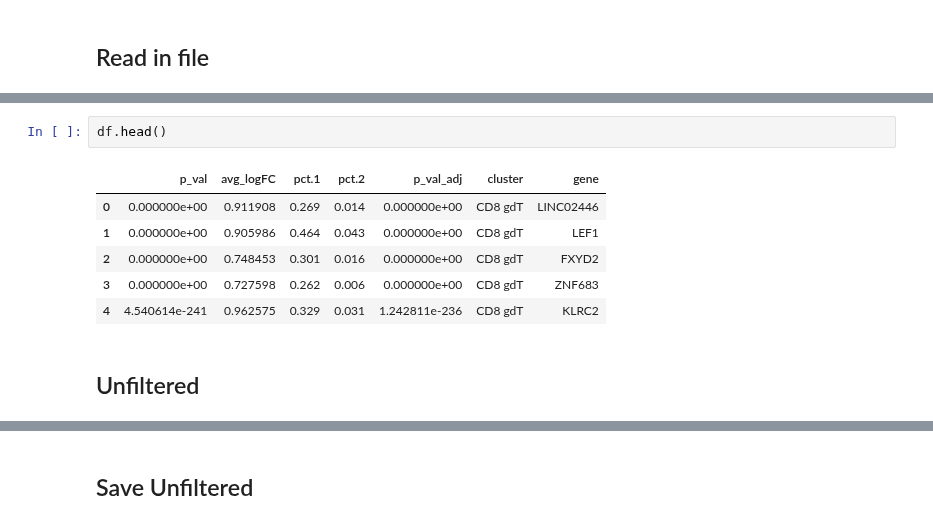
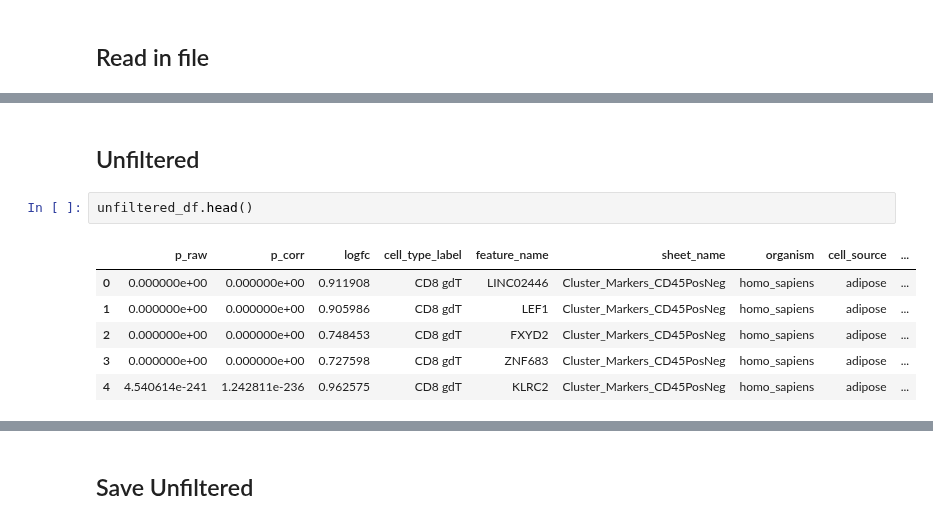
Before and after one commit to sbooeshaghi/llmarkers, a Jupyter notebook: data/adipose_Hildreth2021/evidence_deg/markers.ipynb, the cells around one changed output, grey strips where cells are left out. Cells and saved outputs as stored; diff of their text form.

```diff
--- a/data/adipose_Hildreth2021/evidence_deg/markers.ipynb
+++ b/data/adipose_Hildreth2021/evidence_deg/markers.ipynb
@@ -55,13 +100,13 @@ df
-# %%
-df.head()
-# %% [output]
-|  | p_val | avg_logFC | pct.1 | pct.2 | p_val_adj | cluster | gene |
-| 0 | 0.000000e+00 | 0.911908 | 0.269 | 0.014 | 0.000000e+00 | CD8 gdT | LINC02446 |
-| 1 | 0.000000e+00 | 0.905986 | 0.464 | 0.043 | 0.000000e+00 | CD8 gdT | LEF1 |
-| 2 | 0.000000e+00 | 0.748453 | 0.301 | 0.016 | 0.000000e+00 | CD8 gdT | FXYD2 |
-| 3 | 0.000000e+00 | 0.727598 | 0.262 | 0.006 | 0.000000e+00 | CD8 gdT | ZNF683 |
-| 4 | 4.540614e-241 | 0.962575 | 0.329 | 0.031 | 1.242811e-236 | CD8 gdT | KLRC2 |
 # %% [markdown]
 ## Unfiltered
+# %%
+unfiltered_df.head()
+# %% [output]
+|  | p_raw | p_corr | logfc | cell_type_label | feature_name | sheet_name | organism | cell_source | ... |
+| 0 | 0.000000e+00 | 0.000000e+00 | 0.911908 | CD8 gdT | LINC02446 | Cluster_Markers_CD45PosNeg | homo_sapiens | adipose | ... |
+| 1 | 0.000000e+00 | 0.000000e+00 | 0.905986 | CD8 gdT | LEF1 | Cluster_Markers_CD45PosNeg | homo_sapiens | adipose | ... |
+| 2 | 0.000000e+00 | 0.000000e+00 | 0.748453 | CD8 gdT | FXYD2 | Cluster_Markers_CD45PosNeg | homo_sapiens | adipose | ... |
+| 3 | 0.000000e+00 | 0.000000e+00 | 0.727598 | CD8 gdT | ZNF683 | Cluster_Markers_CD45PosNeg | homo_sapiens | adipose | ... |
+| 4 | 4.540614e-241 | 1.242811e-236 | 0.962575 | CD8 gdT | KLRC2 | Cluster_Markers_CD45PosNeg | homo_sapiens | adipose | ... |
 # %%
 unfiltered_df = df.copy()
```
Also changed, not shown: parts of 8 cells of this notebook.
